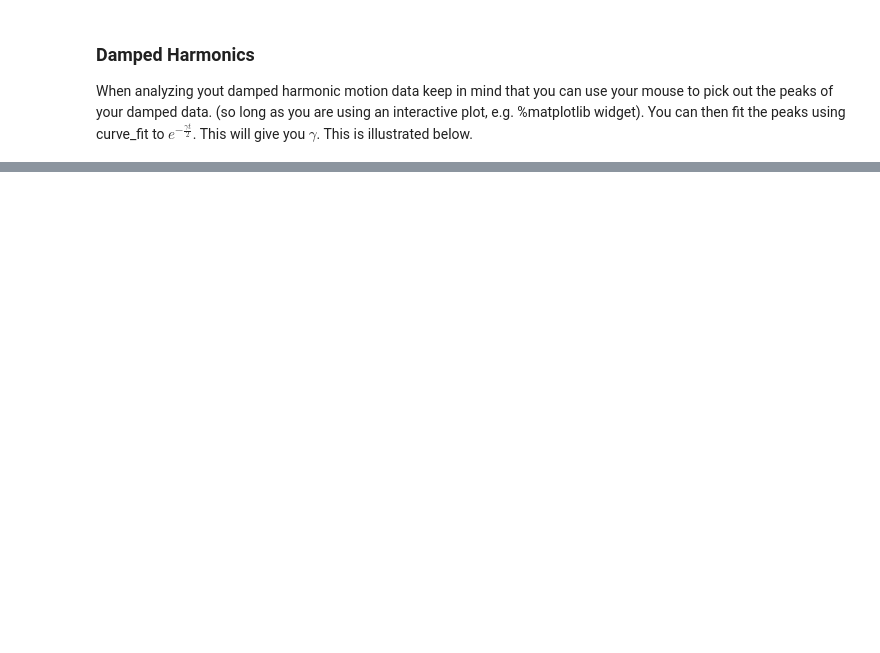
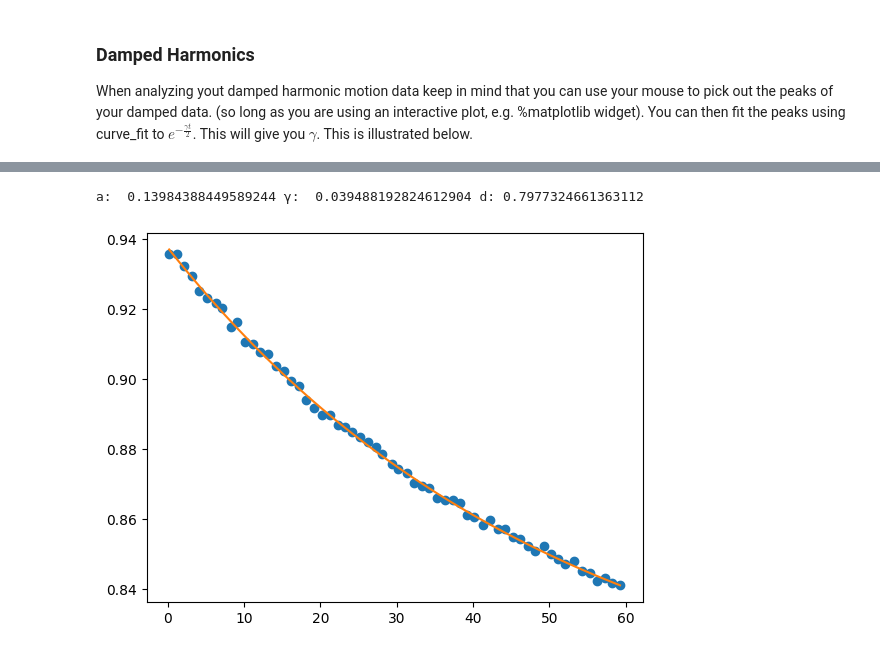
Before and after one commit to brinerk/LabsCapstone, a Jupyter notebook: Lab15/Lab15.ipynb, the cells around one changed output, grey strips where cells are left out. Saved outputs shown, nothing was run; the diff lists cells and outputs as text; code cells hidden in the pictures; blank space fills up the shorter version.

```diff
--- a/Lab15/Lab15.ipynb
+++ b/Lab15/Lab15.ipynb
@@ -199,0 +239,17 @@ When analyzing yout damped harmonic motion data keep in mind that you can use yo
+# %%
+import math
+
+def ModelFunc(t, a, γ, d):
+    return a * math.e**((-γ*t)/2) + d
+
+popt, pcov = so.curve_fit(ModelFunc, peaks_x, peaks_y, bounds=[(0,0,0),(1,0.05,0.91)])
+print('a: ', popt[0], 'γ: ', popt[1], 'd:', popt[2])
+
+eval_model = [ModelFunc(i, *popt) for i in peaks_x]
+
+plt.plot(peaks_x, peaks_y, 'o')
+plt.plot(peaks_x, eval_model)
+plt.show()
+# %% [output]
+a:  0.13984388449589244 γ:  0.039488192824612904 d: 0.7977324661363112
+[figure, added]
```
Also changed, not shown: parts of 13 cells of this notebook, 9 other files.
